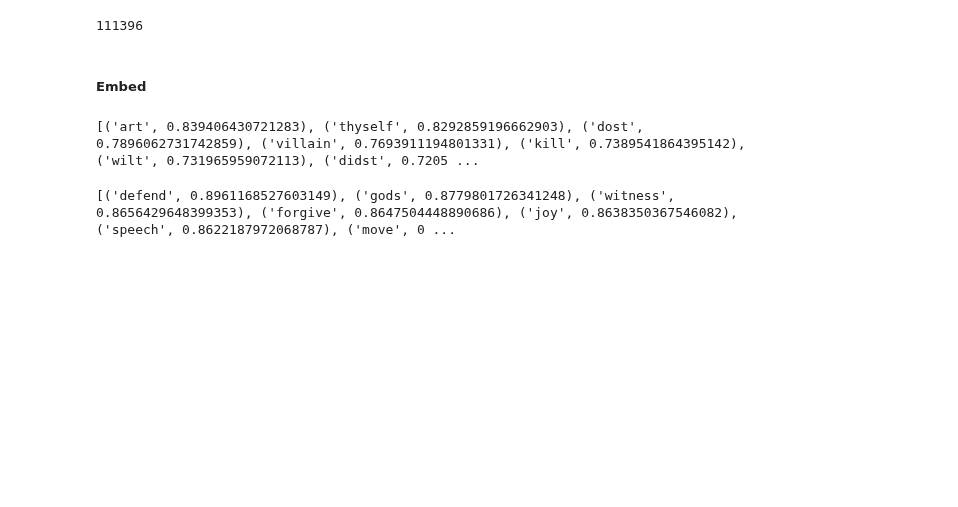
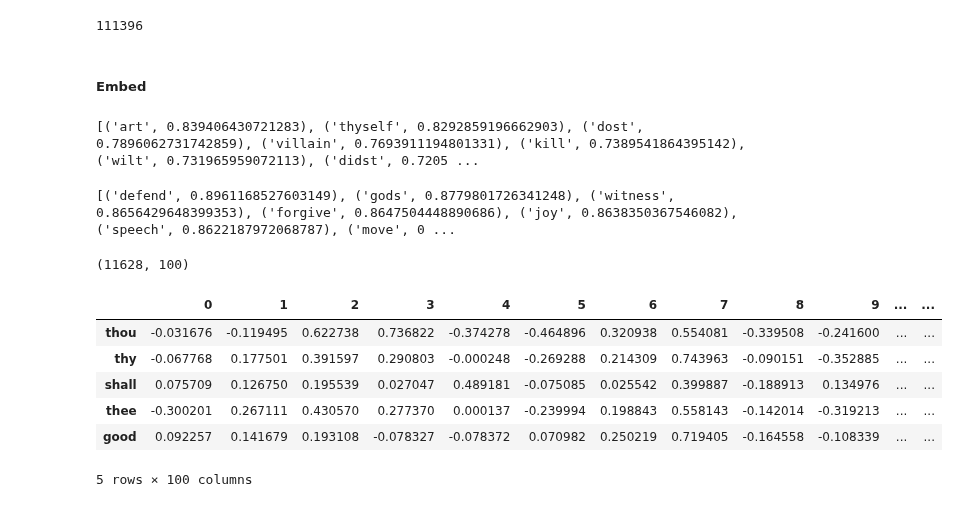
Before and after one commit to rubinkim/Word_Embeddings, a Jupyter notebook: word2vec_01.ipynb, the cells around one changed output. Drawn from its saved outputs; the diff is of its cells as text; code cells hidden in the pictures; blank space fills up the shorter version.

```diff
--- a/word2vec_01.ipynb
+++ b/word2vec_01.ipynb
@@ -159,3 +159,20 @@ print(w.wv.most_similar('thou'))
 print(w.wv.most_similar('heaven'))
 # %% [output]
 [('defend', 0.8961168527603149), ('gods', 0.8779801726341248), ('witness', 0.8656429648399353), ('forgive', 0.8647504448890686), ('joy', 0.8638350367546082), ('speech', 0.8622187972068787), ('move', 0 ...
+# %%
+emb_df = (pd.DataFrame(
+    [w.wv.get_vector(str(n)) for n in w.wv.key_to_index], index=w.wv.key_to_index
+))
+
+print(emb_df.shape)
+print()
+emb_df.head()
+# %% [output]
+(11628, 100)
+|  | 0 | 1 | 2 | 3 | 4 | 5 | 6 | 7 | 8 | 9 | ... | ... |
+| thou | -0.031676 | -0.119495 | 0.622738 | 0.736822 | -0.374278 | -0.464896 | 0.320938 | 0.554081 | -0.339508 | -0.241600 | ... | ... |
+| thy | -0.067768 | 0.177501 | 0.391597 | 0.290803 | -0.000248 | -0.269288 | 0.214309 | 0.743963 | -0.090151 | -0.352885 | ... | ... |
+| shall | 0.075709 | 0.126750 | 0.195539 | 0.027047 | 0.489181 | -0.075085 | 0.025542 | 0.399887 | -0.188913 | 0.134976 | ... | ... |
+| thee | -0.300201 | 0.267111 | 0.430570 | 0.277370 | 0.000137 | -0.239994 | 0.198843 | 0.558143 | -0.142014 | -0.319213 | ... | ... |
+| good | 0.092257 | 0.141679 | 0.193108 | -0.078327 | -0.078372 | 0.070982 | 0.250219 | 0.719405 | -0.164558 | -0.108339 | ... | ... |
+5 rows × 100 columns
```
